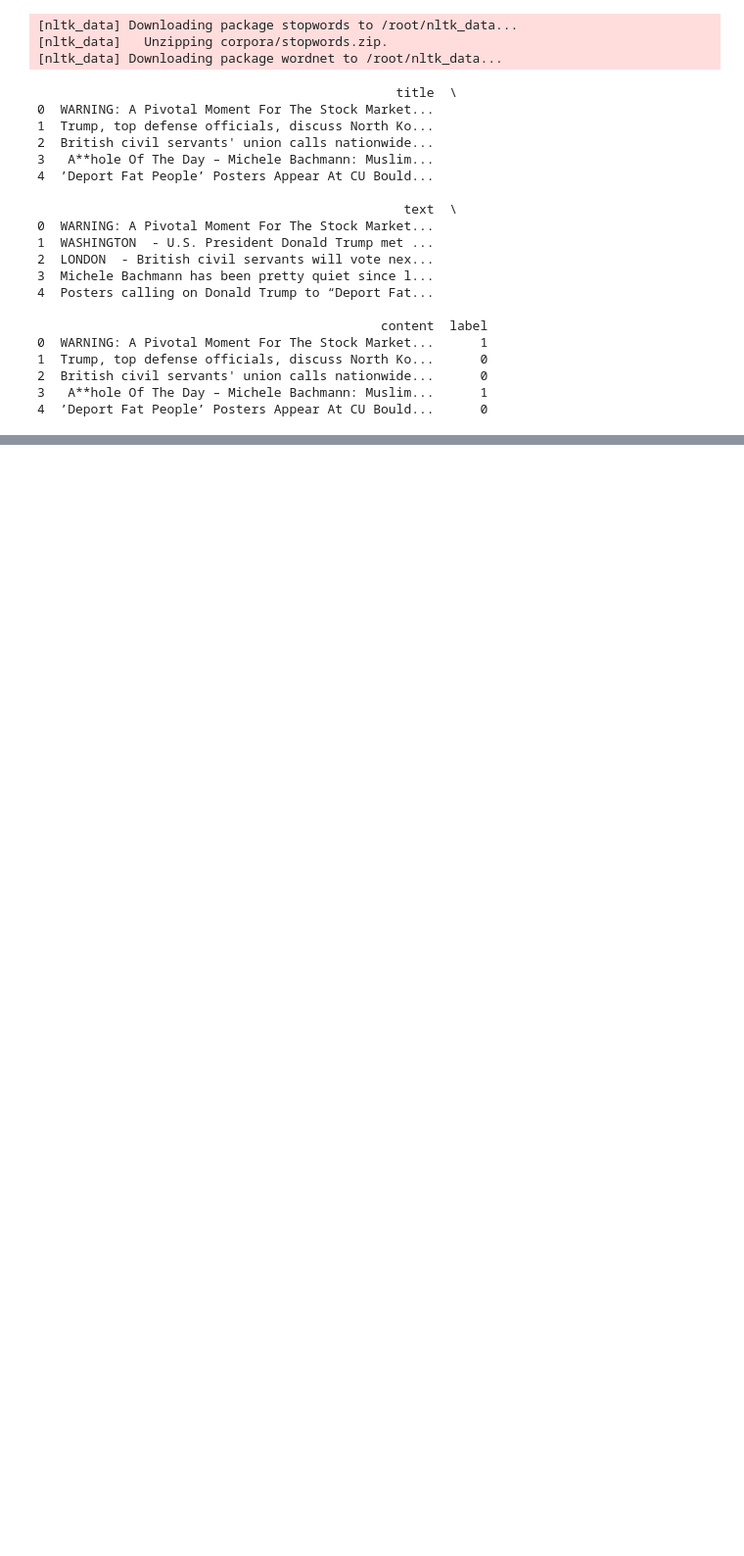
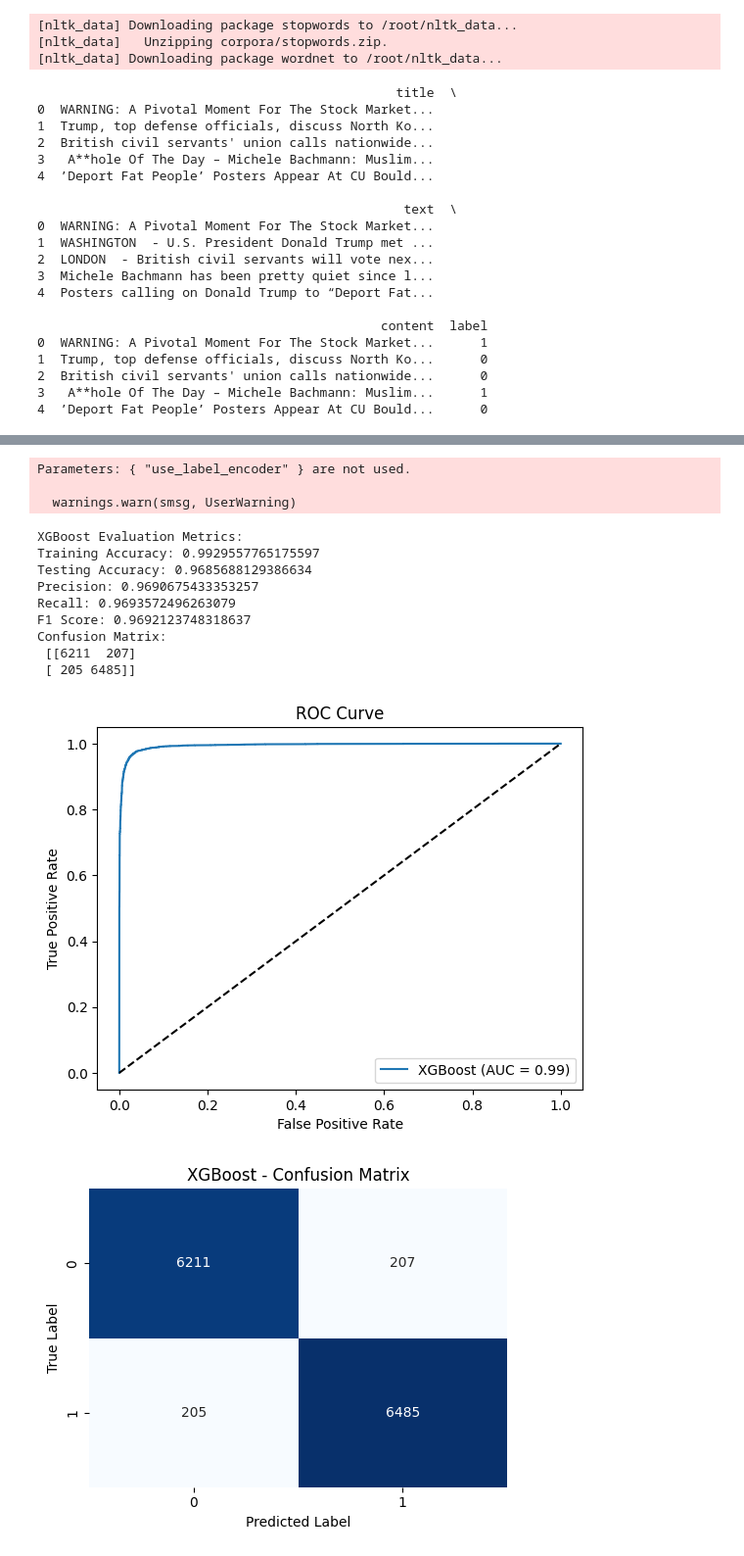
Before and after one commit to saif9402/Dr-Wessam-Project, a Jupyter notebook: Count_Vectorizer_Feature_Extarction.ipynb, the cells around one changed output, grey strips where cells are left out. Shown at 98% size. Drawn from its saved outputs; the diff is of its cells as text; code cells hidden in the pictures; blank space fills up the shorter version.

```diff
--- a/Count_Vectorizer_Feature_Extarction.ipynb
+++ b/Count_Vectorizer_Feature_Extarction.ipynb
@@ -158,0 +257,63 @@ Parameters: { "use_label_encoder" } are not used.
+# %%
+#XGBoost
+
+from xgboost import XGBClassifier
+from sklearn.feature_extraction.text import CountVectorizer
+from sklearn.model_selection import train_test_split
+from sklearn.metrics import classification_report, accuracy_score, confusion_matrix, roc_auc_score, roc_curve
+import matplotlib.pyplot as plt
+
+model = XGBClassifier(use_label_encoder=False, eval_metric='logloss')
+model.fit(X_train_vec, y_train)
+
+# Predict on Training and Testing Sets
+y_train_pred = model.predict(X_train_vec)
+y_test_pred = model.predict(X_test_vec)
+y_test_prob = model.predict_proba(X_test_vec)[:, 1]
+
+# Metrics
+train_acc = accuracy_score(y_train, y_train_pred)
+test_acc = accuracy_score(y_test, y_test_pred)
+roc_auc = roc_auc_score(y_test, y_test_prob)
+
+print("\nXGBoost Evaluation Metrics:")
+print("Training Accuracy:", accuracy_score(y_train, y_train_pred))
+print("Testing Accuracy:", accuracy_score(y_test, y_test_pred))
+print("Precision:", precision_score(y_test, y_test_pred))
+print("Recall:", recall_score(y_test, y_test_pred))
+print("F1 Score:", f1_score(y_test, y_test_pred))
+print("Confusion Matrix:\n", confusion_matrix(y_test, y_test_pred))
+
+fpr, tpr, _ = roc_curve(y_test, y_test_prob)
+plt.plot(fpr, tpr, label="XGBoost (AUC = {:.2f})".format(roc_auc_score(y_test, y_test_prob)))
+plt.plot([0, 1], [0, 1], 'k--')
+plt.xlabel("False Positive Rate")
+plt.ylabel("True Positive Rate")
+plt.title("ROC Curve")
+plt.legend()
+plt.show()
+
+    # Plot Confusion Matrix
+cm = confusion_matrix(y_test, y_test_pred)
+plt.figure(figsize=(5, 4))
+sns.heatmap(cm, annot=True, fmt="d", cmap="Blues", cbar=False)
+plt.title("XGBoost - Confusion Matrix")
+plt.xlabel("Predicted Label")
+plt.ylabel("True Label")
+plt.tight_layout()
+plt.show()
+# %% [output]
+Parameters: { "use_label_encoder" } are not used.
+
+  warnings.warn(smsg, UserWarning)
+XGBoost Evaluation Metrics:
+Training Accuracy: 0.9929557765175597
+Testing Accuracy: 0.9685688129386634
+Precision: 0.9690675433353257
+Recall: 0.9693572496263079
+F1 Score: 0.9692123748318637
+Confusion Matrix:
+ [[6211  207]
+ [ 205 6485]]
+[figure, added]
+[figure, added]
```
Also changed, not shown: parts of 16 cells of this notebook.
